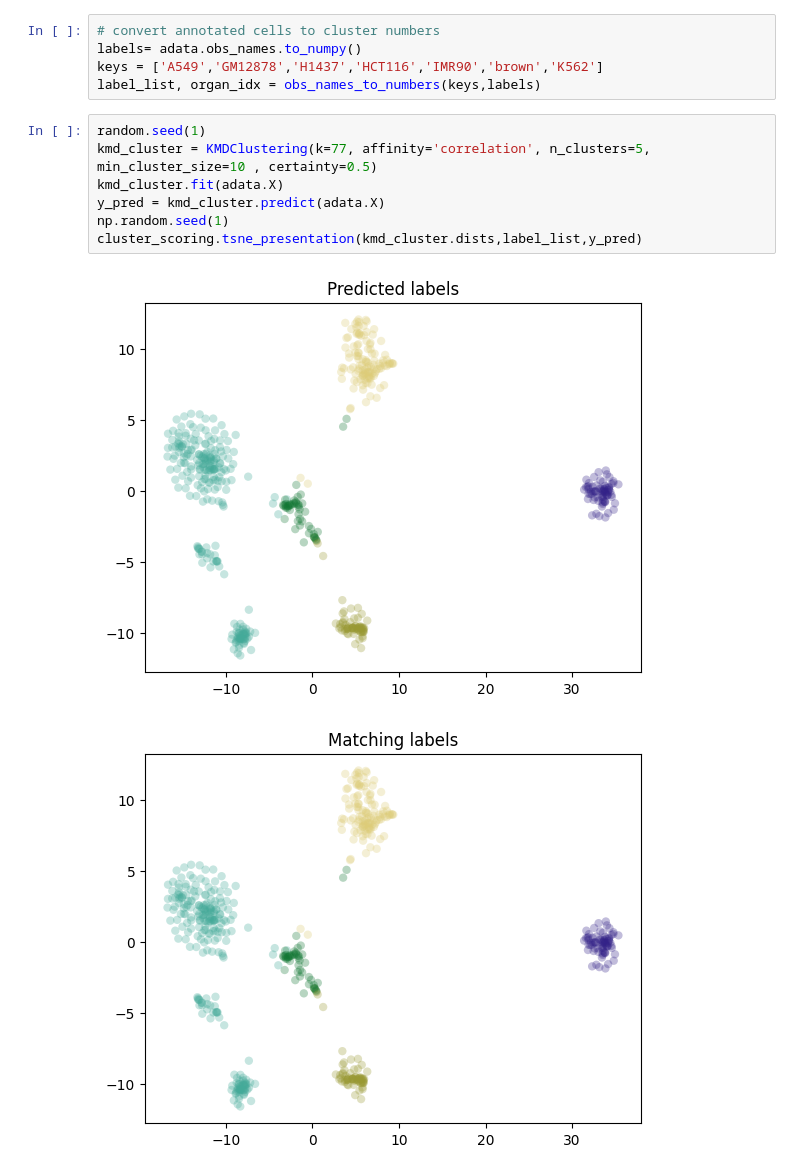
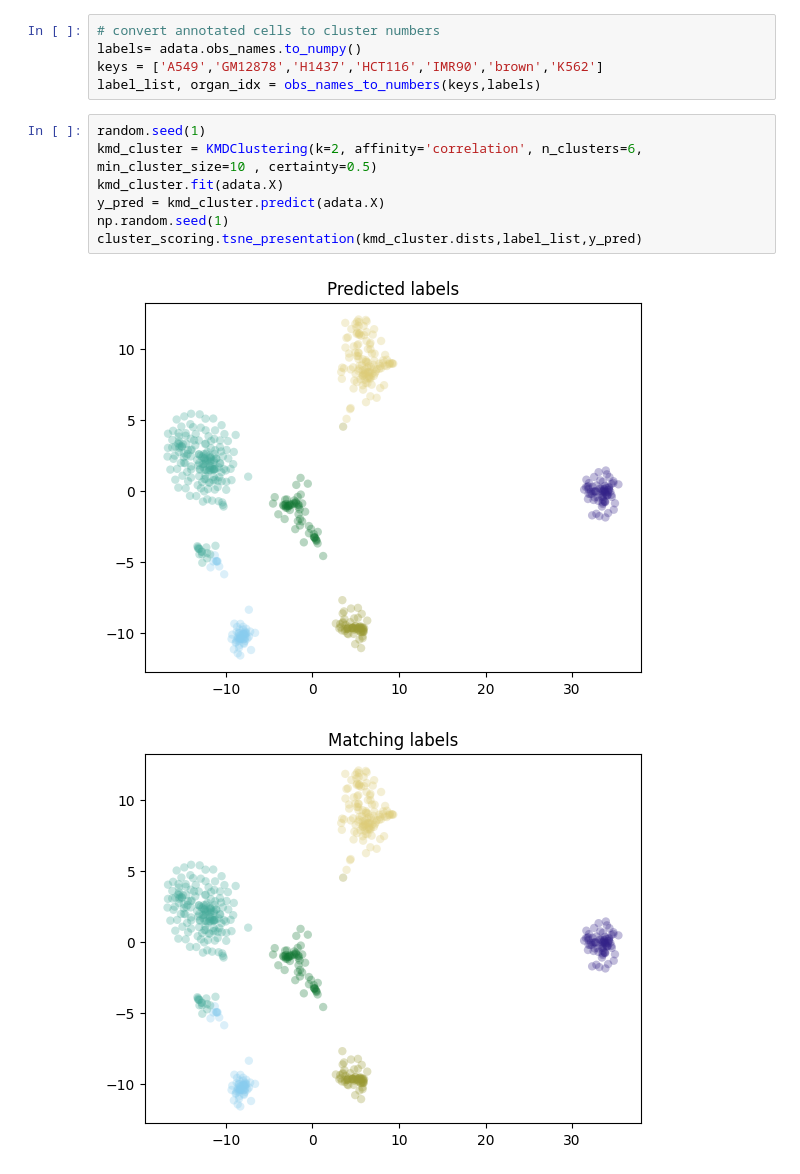
Before and after one commit to KaplanLab/KMDHierarchicalClustering, a Jupyter notebook: Li17_dataset.ipynb, the cells around one changed output. Saved outputs shown, nothing was run; the diff lists cells and outputs as text.

```diff
--- a/Li17_dataset.ipynb
+++ b/Li17_dataset.ipynb
@@ -36,14 +36,14 @@ keys = ['A549','GM12878','H1437','HCT116','IMR90','brown','K562']
 label_list, organ_idx = obs_names_to_numbers(keys,labels)
 # %%
 random.seed(1)
-kmd_cluster = KMDClustering(k=77, affinity='correlation', n_clusters=5, min_cluster_size=10 , certainty=0.5)
+kmd_cluster = KMDClustering(k=2, affinity='correlation', n_clusters=6, min_cluster_size=10 , certainty=0.5)
 kmd_cluster.fit(adata.X)
 y_pred = kmd_cluster.predict(adata.X)
 np.random.seed(1)
 cluster_scoring.tsne_presentation(kmd_cluster.dists,label_list,y_pred)
 # %% [output]
-[figure, old version]
+[figure, new version]
-[figure, old version]
+[figure, new version]
 [figure]
 # %%
 print ('NMI')
```
Also changed, not shown: parts of 1 cell of this notebook.
